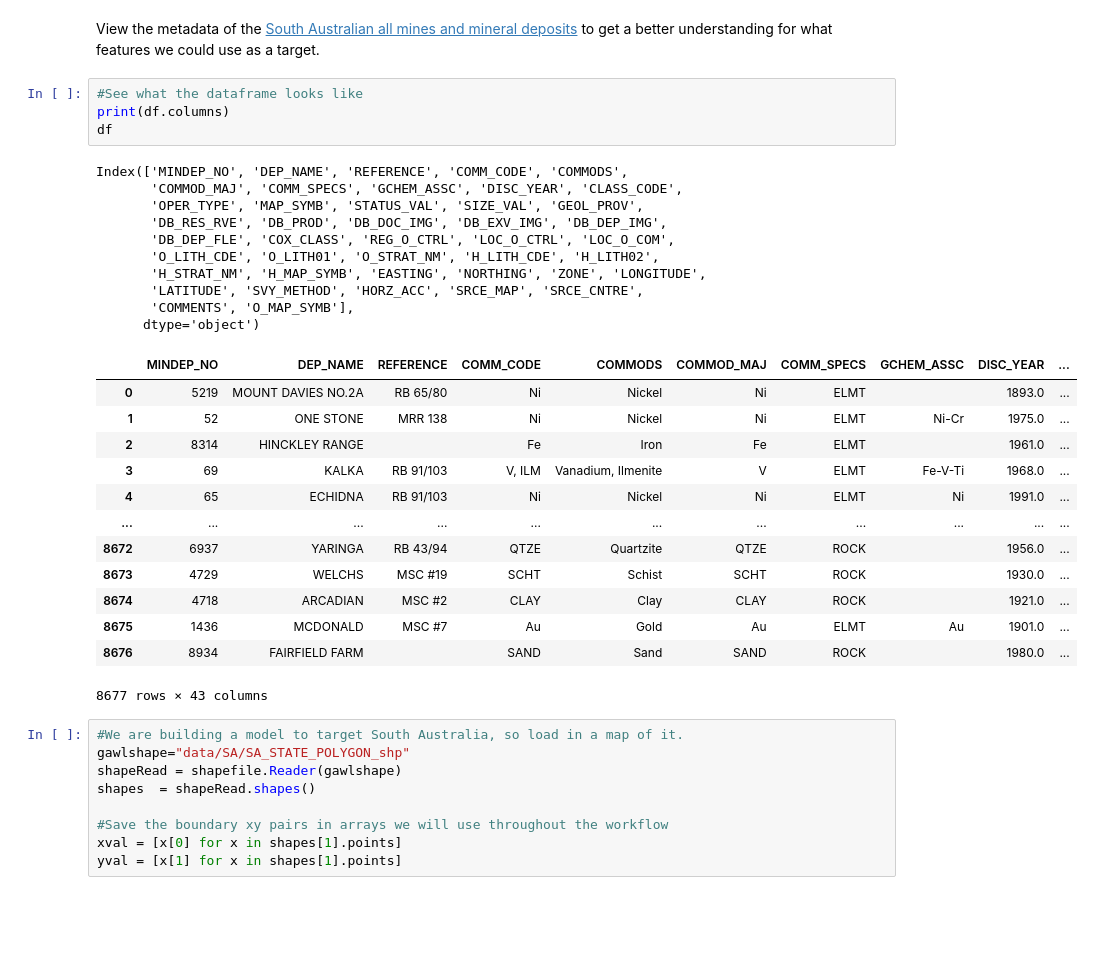
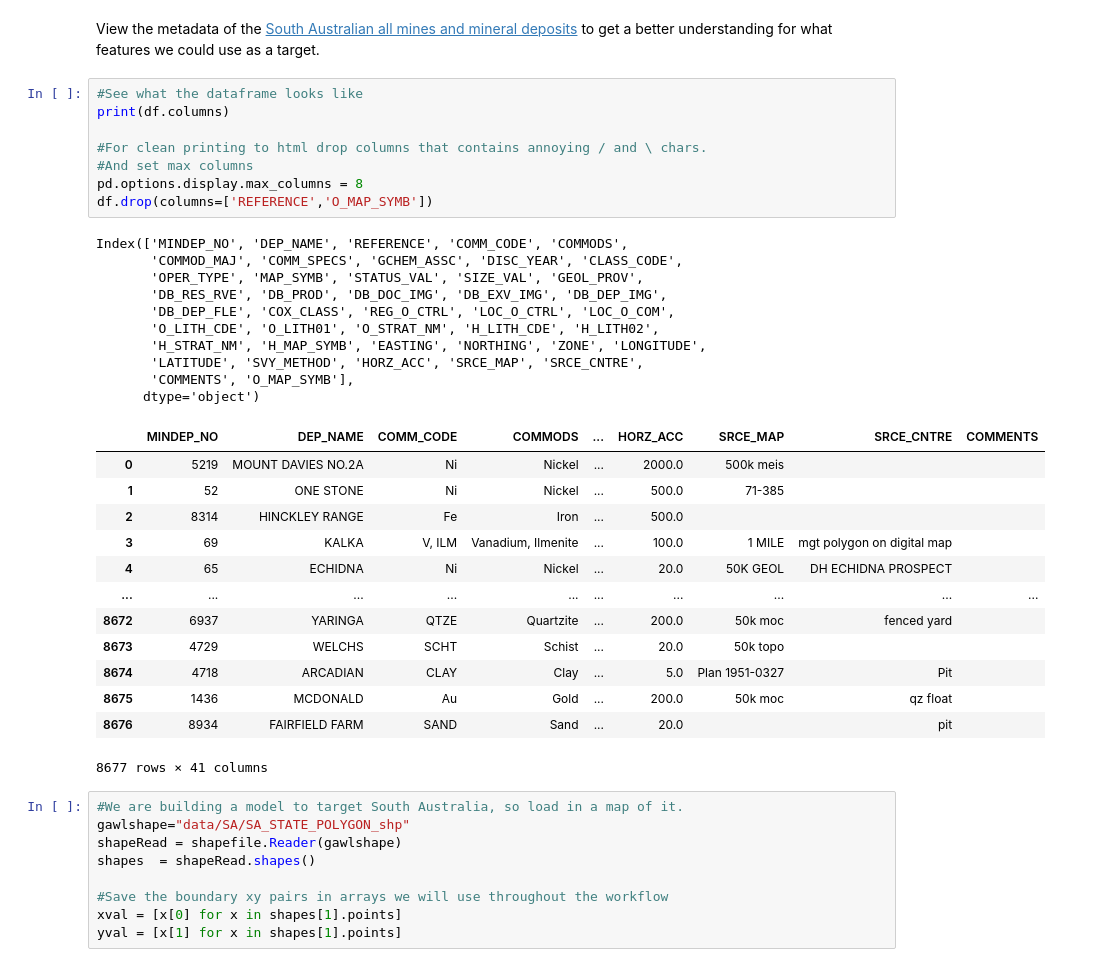
Before and after one commit to Sydney-Informatics-Hub/geopython-pawsey, a Jupyter notebook: _ipynb/01-build_the_data.ipynb, the cells around one changed output. Drawn from its saved outputs; the diff is of its cells as text; blank space fills up the shorter version.

Commit message:
fixed dataframes

```diff
--- a/_ipynb/01-build_the_data.ipynb
+++ b/_ipynb/01-build_the_data.ipynb
@@ -49,31 +46,35 @@ View the metadata of the [South Australian all mines and mineral deposits](https
 # %%
 #See what the dataframe looks like
 print(df.columns)
-df
+
+#For clean printing to html drop columns that contains annoying / and \ chars.
+#And set max columns
+pd.options.display.max_columns = 8
+df.drop(columns=['REFERENCE','O_MAP_SYMB'])
 # %% [output]
 Index(['MINDEP_NO', 'DEP_NAME', 'REFERENCE', 'COMM_CODE', 'COMMODS',
        'COMMOD_MAJ', 'COMM_SPECS', 'GCHEM_ASSC', 'DISC_YEAR', 'CLASS_CODE',
        'OPER_TYPE', 'MAP_SYMB', 'STATUS_VAL', 'SIZE_VAL', 'GEOL_PROV',
        'DB_RES_RVE', 'DB_PROD', 'DB_DOC_IMG', 'DB_EXV_IMG', 'DB_DEP_IMG',
        'DB_DEP_FLE', 'COX_CLASS', 'REG_O_CTRL', 'LOC_O_CTRL', 'LOC_O_COM',
        'O_LITH_CDE', 'O_LITH01', 'O_STRAT_NM', 'H_LITH_CDE', 'H_LITH02',
        'H_STRAT_NM', 'H_MAP_SYMB', 'EASTING', 'NORTHING', 'ZONE', 'LONGITUDE',
        'LATITUDE', 'SVY_METHOD', 'HORZ_ACC', 'SRCE_MAP', 'SRCE_CNTRE',
        'COMMENTS', 'O_MAP_SYMB'],
       dtype='object')
-|  | MINDEP_NO | DEP_NAME | REFERENCE | COMM_CODE | COMMODS | COMMOD_MAJ | COMM_SPECS | GCHEM_ASSC | DISC_YEAR | ... |
-| 0 | 5219 | MOUNT DAVIES NO.2A | RB 65/80 | Ni | Nickel | Ni | ELMT |  | 1893.0 | ... |
-| 1 | 52 | ONE STONE | MRR 138 | Ni | Nickel | Ni | ELMT | Ni-Cr | 1975.0 | ... |
-| 2 | 8314 | HINCKLEY RANGE |  | Fe | Iron | Fe | ELMT |  | 1961.0 | ... |
-| 3 | 69 | KALKA | RB 91/103 | V, ILM | Vanadium, Ilmenite | V | ELMT | Fe-V-Ti | 1968.0 | ... |
-| 4 | 65 | ECHIDNA | RB 91/103 | Ni | Nickel | Ni | ELMT | Ni | 1991.0 | ... |
-| ... | ... | ... | ... | ... | ... | ... | ... | ... | ... | ... |
-| 8672 | 6937 | YARINGA | RB 43/94 | QTZE | Quartzite | QTZE | ROCK |  | 1956.0 | ... |
-| 8673 | 4729 | WELCHS | MSC #19 | SCHT | Schist | SCHT | ROCK |  | 1930.0 | ... |
-| 8674 | 4718 | ARCADIAN | MSC #2 | CLAY | Clay | CLAY | ROCK |  | 1921.0 | ... |
-| 8675 | 1436 | MCDONALD | MSC #7 | Au | Gold | Au | ELMT | Au | 1901.0 | ... |
-| 8676 | 8934 | FAIRFIELD FARM |  | SAND | Sand | SAND | ROCK |  | 1980.0 | ... |
+|  | MINDEP_NO | DEP_NAME | COMM_CODE | COMMODS | ... | HORZ_ACC | SRCE_MAP | SRCE_CNTRE | COMMENTS |
+| 0 | 5219 | MOUNT DAVIES NO.2A | Ni | Nickel | ... | 2000.0 | 500k meis |  |  |
+| 1 | 52 | ONE STONE | Ni | Nickel | ... | 500.0 | 71-385 |  |  |
+| 2 | 8314 | HINCKLEY RANGE | Fe | Iron | ... | 500.0 |  |  |  |
+| 3 | 69 | KALKA | V, ILM | Vanadium, Ilmenite | ... | 100.0 | 1 MILE | mgt polygon on digital map |  |
+| 4 | 65 | ECHIDNA | Ni | Nickel | ... | 20.0 | 50K GEOL | DH ECHIDNA PROSPECT |  |
+| ... | ... | ... | ... | ... | ... | ... | ... | ... | ... |
+| 8672 | 6937 | YARINGA | QTZE | Quartzite | ... | 200.0 | 50k moc | fenced yard |  |
+| 8673 | 4729 | WELCHS | SCHT | Schist | ... | 20.0 | 50k topo |  |  |
+| 8674 | 4718 | ARCADIAN | CLAY | Clay | ... | 5.0 | Plan 1951-0327 | Pit |  |
+| 8675 | 1436 | MCDONALD | Au | Gold | ... | 200.0 | 50k moc | qz float |  |
+| 8676 | 8934 | FAIRFIELD FARM | SAND | Sand | ... | 20.0 |  | pit |  |
-8677 rows × 43 columns
+8677 rows × 41 columns
 # %%
 #We are building a model to target South Australia, so load in a map of it.
 gawlshape="data/SA/SA_STATE_POLYGON_shp"
```
Also changed, not shown: parts of 5 cells of this notebook, 2 other files.
